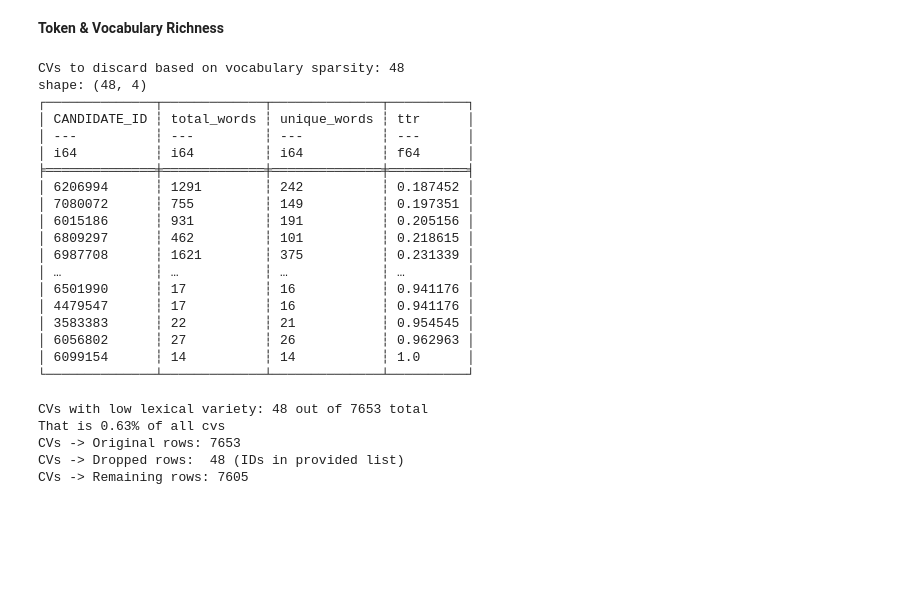
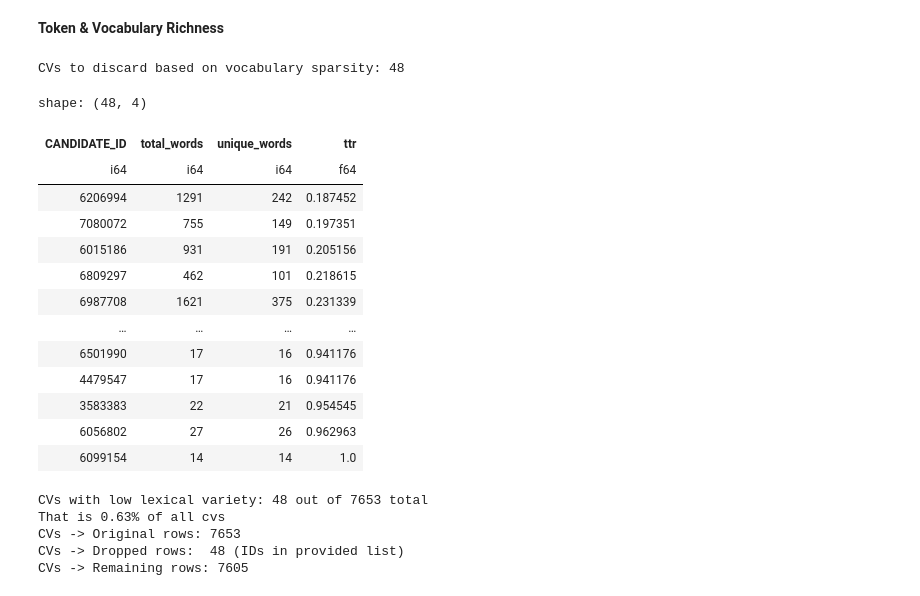
Before and after one commit to francescobaio/hiring_cv_bias, a Jupyter notebook: notebooks/data_cleaning.ipynb, the cells around one changed output. Cells and saved outputs as stored; diff of their text form; code cells hidden in the pictures; blank space fills up the shorter version.

```diff
--- a/notebooks/data_cleaning.ipynb
+++ b/notebooks/data_cleaning.ipynb
@@ -220,34 +204,30 @@ These additional checks will help us catch CVs that are too short, overly repeti
 # %%
 sparse_cvs = detect_vocab_sparsity(
     raw_cv_cleaned, text_col="CV_text_anon", min_words=30, min_ttr=0.3
 )
 
 print(f"CVs to discard based on vocabulary sparsity: {sparse_cvs.height}")
-print(
+display(
     sparse_cvs.select(["CANDIDATE_ID", "total_words", "unique_words", "ttr"]).sort(
         pl.col("ttr"), descending=False
     )
 )
 # %% [output]
 CVs to discard based on vocabulary sparsity: 48
-shape: (48, 4)
-┌──────────────┬─────────────┬──────────────┬──────────┐
-│ CANDIDATE_ID ┆ total_words ┆ unique_words ┆ ttr      │
-│ ---          ┆ ---         ┆ ---          ┆ ---      │
-│ i64          ┆ i64         ┆ i64          ┆ f64      │
-╞══════════════╪═════════════╪══════════════╪══════════╡
-│ 6206994      ┆ 1291        ┆ 242          ┆ 0.187452 │
-│ 7080072      ┆ 755         ┆ 149          ┆ 0.197351 │
-│ 6015186      ┆ 931         ┆ 191          ┆ 0.205156 │
-│ 6809297      ┆ 462         ┆ 101          ┆ 0.218615 │
-│ 6987708      ┆ 1621        ┆ 375          ┆ 0.231339 │
-│ …            ┆ …           ┆ …            ┆ …        │
-│ 6501990      ┆ 17          ┆ 16           ┆ 0.941176 │
-│ 4479547      ┆ 17          ┆ 16           ┆ 0.941176 │
-│ 3583383      ┆ 22          ┆ 21           ┆ 0.954545 │
-│ 6056802      ┆ 27          ┆ 26           ┆ 0.962963 │
-│ 6099154      ┆ 14          ┆ 14           ┆ 1.0      │
-└──────────────┴─────────────┴──────────────┴──────────┘
+shape: (48, 4)
+| CANDIDATE_ID | total_words | unique_words | ttr |
+| i64 | i64 | i64 | f64 |
+| 6206994 | 1291 | 242 | 0.187452 |
+| 7080072 | 755 | 149 | 0.197351 |
+| 6015186 | 931 | 191 | 0.205156 |
+| 6809297 | 462 | 101 | 0.218615 |
+| 6987708 | 1621 | 375 | 0.231339 |
+| … | … | … | … |
+| 6501990 | 17 | 16 | 0.941176 |
+| 4479547 | 17 | 16 | 0.941176 |
+| 3583383 | 22 | 21 | 0.954545 |
+| 6056802 | 27 | 26 | 0.962963 |
+| 6099154 | 14 | 14 | 1.0 |
 # %%
 sparse_ids = sparse_cvs.select(pl.col("CANDIDATE_ID")).to_series().to_list()
 raw_cv_cleaned = filter_out_candidate_ids(
```
Also changed, not shown: parts of 19 cells of this notebook, 8 other files.
